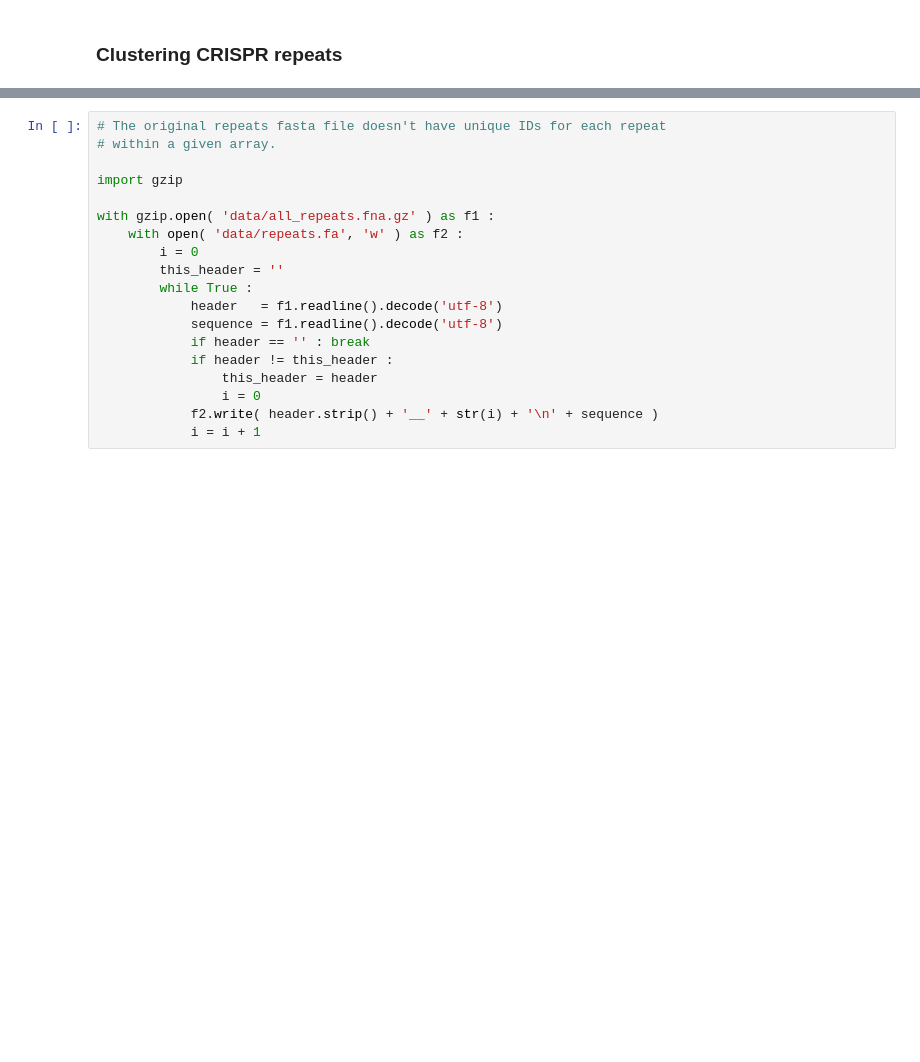
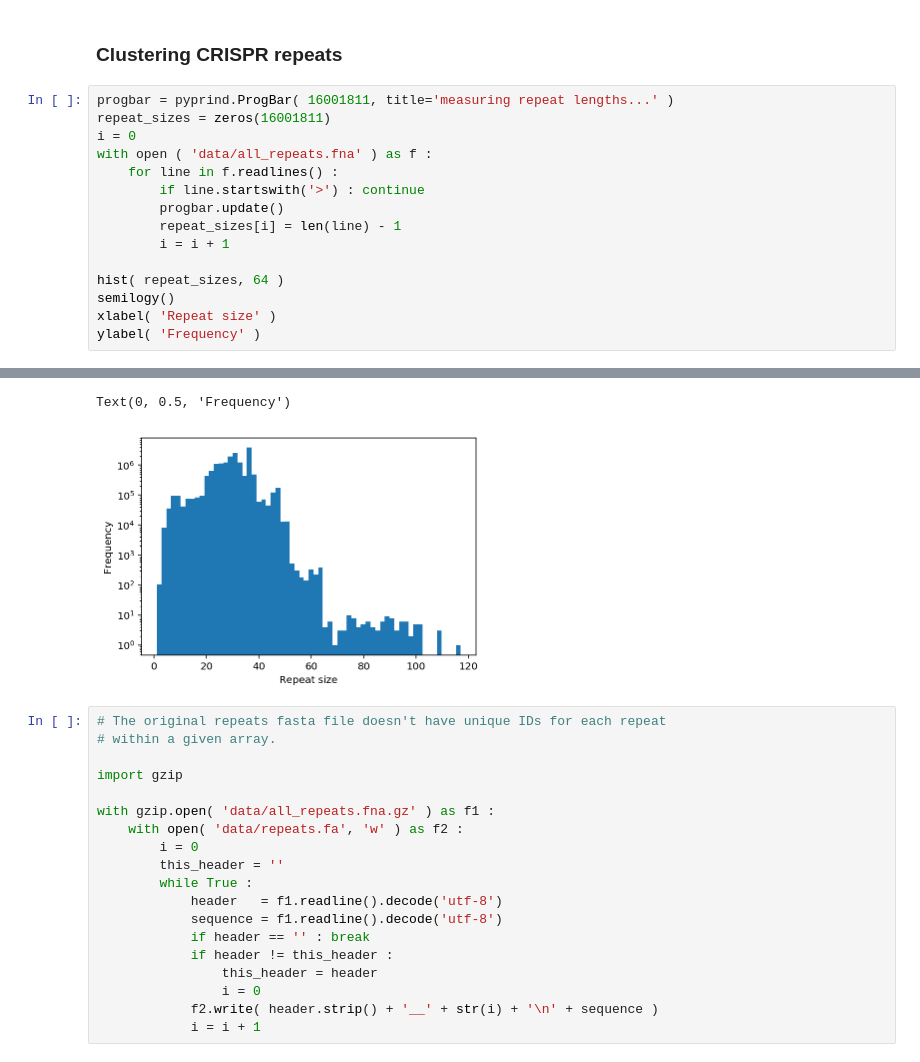
Before and after one commit to camillescott/viralnet, a Jupyter notebook: ViralNetworks.ipynb, the cells around one changed output, grey strips where cells are left out. Cells and saved outputs as stored; diff of their text form; blank space fills up the shorter version.

```diff
--- a/ViralNetworks.ipynb
+++ b/ViralNetworks.ipynb
@@ -95,3 +95,19 @@ import pyprind
 Populating the interactive namespace from numpy and matplotlib
 # %% [markdown]
 ### Clustering CRISPR repeats
+# %%
+progbar = pyprind.ProgBar( 16001811, title='measuring repeat lengths...' )
+repeat_sizes = zeros(16001811)
+i = 0
+with open ( 'data/all_repeats.fna' ) as f :
+    for line in f.readlines() :
+        if line.startswith('>') : continue
+        progbar.update()
+        repeat_sizes[i] = len(line) - 1
+        i = i + 1
+
+hist( repeat_sizes, 64 )
+semilogy()
+xlabel( 'Repeat size' )
+ylabel( 'Frequency' )
+# %% [output]
@@ -98,3 +117,5 @@ Populating the interactive namespace from numpy and matplotlib
+Text(0, 0.5, 'Frequency')
+[figure, added]
 # %%
 # The original repeats fasta file doesn't have unique IDs for each repeat
 # within a given array.
```
Also changed, not shown: parts of 7 cells of this notebook, 1 other file.
